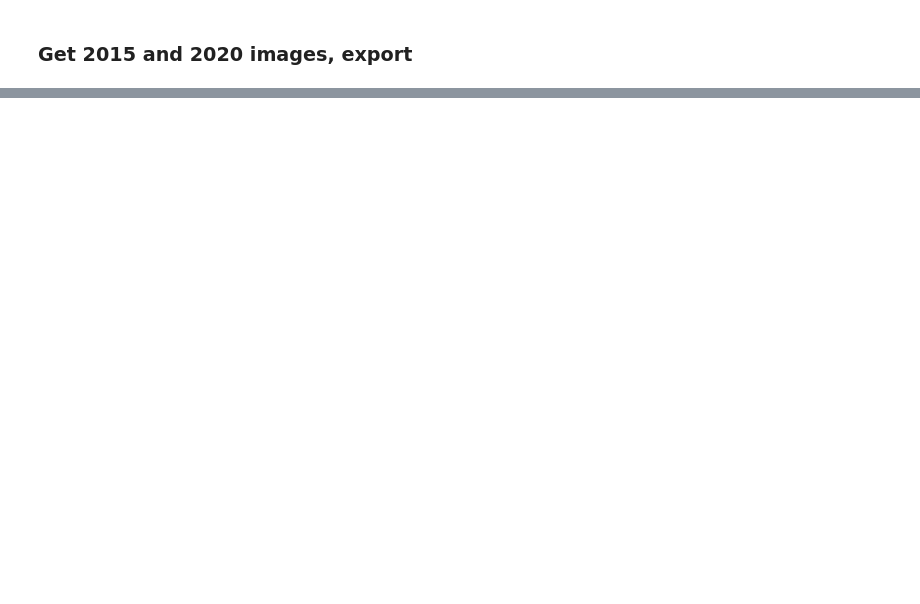
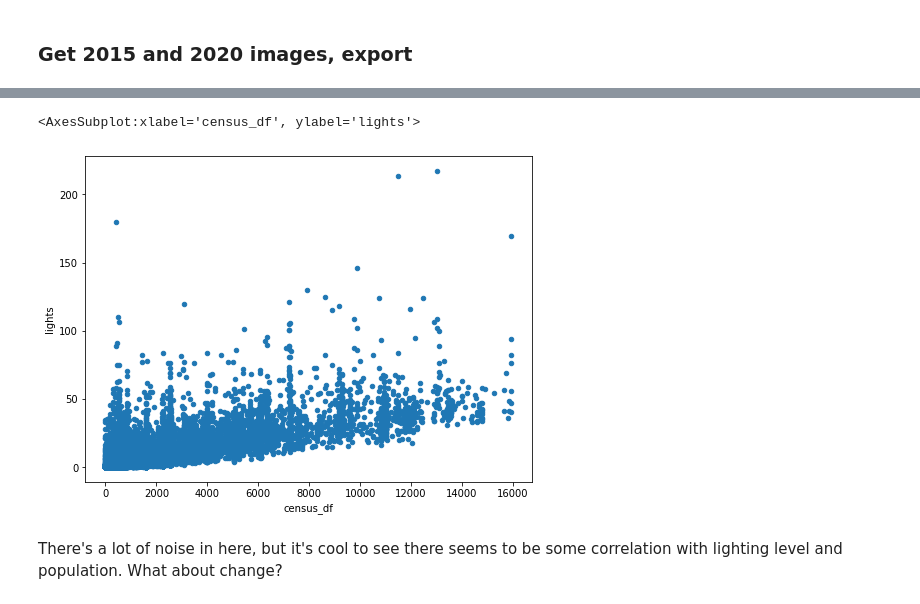
Before and after one commit to mianakajima/NightLights, a Jupyter notebook: notebooks/05_EDA_nightlights_population.ipynb, the cells around one changed output, grey strips where cells are left out. Cells and saved outputs as stored; diff of their text form; code cells hidden in the pictures; blank space fills up the shorter version.

```diff
--- a/notebooks/05_EDA_nightlights_population.ipynb
+++ b/notebooks/05_EDA_nightlights_population.ipynb
@@ -161,0 +208,6 @@ task.status()
+# %%
+# test image
+census_2015_r0 = rioxarray.open_rasterio('../data/NightLightImages0902/census_2015_region0.tif')
+lights_2015_r0 = rioxarray.open_rasterio('../data/NightLightImages0902/nightlights_2015_region0.tif')
+census_2020_r0 = rioxarray.open_rasterio('../data/NightLightImages0902/census_2020_region0.tif')
+lights_2020_r0 = rioxarray.open_rasterio('../data/NightLightImages0902/nightlights_2020_region0.tif')
@@ -161,0 +276,3 @@ task.status()
+# %%
+census_df = census_2015_r0.to_dataframe(name = 'census_df').reset_index()
+lights_df = lights_2015_r0.to_dataframe(name = 'lights').reset_index()
@@ -161,0 +321,2 @@ task.status()
+# %%
+census_with_lights = census_df.merge(lights_df, on = ['y', 'x', 'band']).dropna().reset_index()
@@ -161,0 +332,7 @@ task.status()
+# %%
+census_with_lights.plot(x = 'census_df', y = 'lights', kind = 'scatter', figsize = (8, 6))
+# %% [output]
+<AxesSubplot:xlabel='census_df', ylabel='lights'>
+[figure, added]
+# %% [markdown]
+There's a lot of noise in here, but it's cool to see there seems to be some correlation with lighting level and population. What about change?
```
Also changed, not shown: parts of 36 cells of this notebook.
